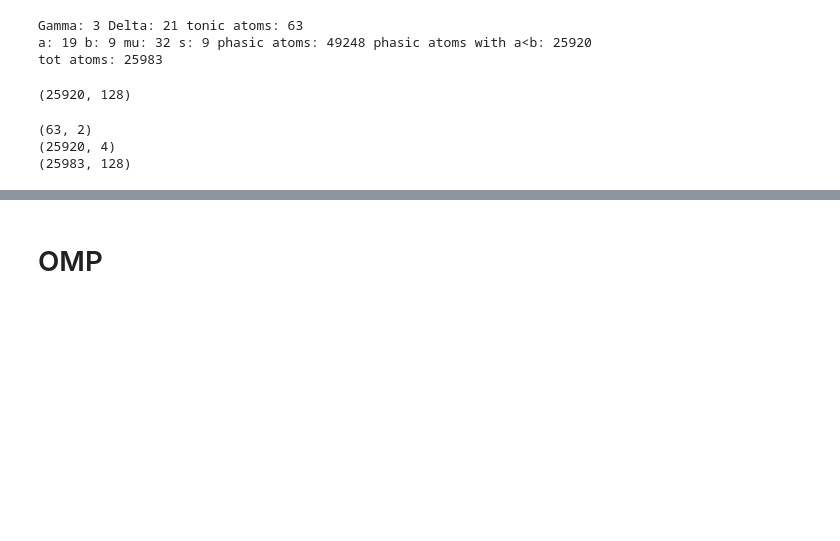
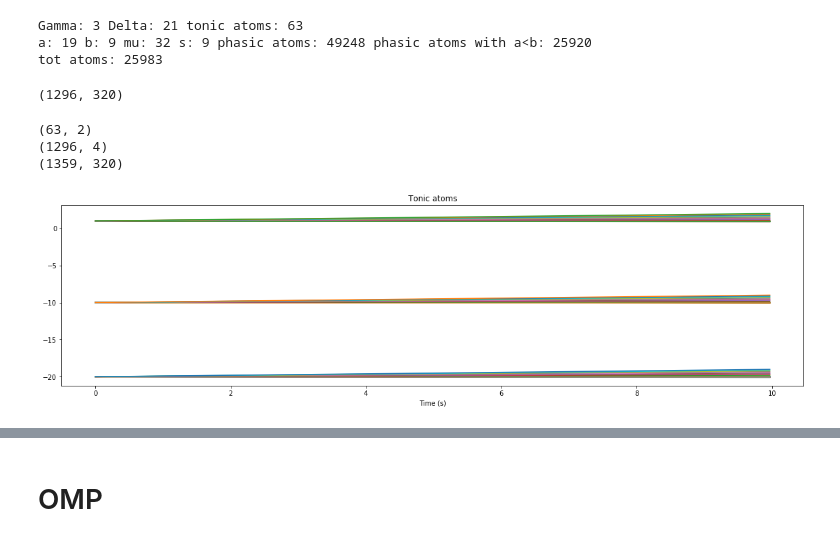
Before and after one commit to Gioelson95/MasterThesis, a Jupyter notebook: code/eda_gram/EDA-Gram-v2.ipynb, the cells around one changed output, grey strips where cells are left out. Drawn from its saved outputs; the diff is of its cells as text; code cells hidden in the pictures; blank space fills up the shorter version.

```diff
--- a/code/eda_gram/EDA-Gram-v2.ipynb
+++ b/code/eda_gram/EDA-Gram-v2.ipynb
@@ -93,8 +115,10 @@ tot atoms: 25983
 # creo un vettore per u per calcolo phi2 per atomi phasic
 # se t-mu maggiore di 0 u=1
 
-P = 128
-t = np.arange(0,P)
+window_dur_sec = 10
+fs = 32
+P = window_dur_sec*fs
+t = np.arange(0,P)/fs
 
 u = np.zeros([K2,P])
 for row in tqdm(range(0,K2)):
@@ -103,7 +127,7 @@ for row in tqdm(range(0,K2)):
             u[row,col] = 1
 print(u.shape)
 # %% [output]
-(25920, 128)
+(1296, 320)
 # %%
 # creo il dizionario D
 
@@ -118,15 +142,14 @@ for row in range(K1,K):
     D[row,:] = (np.exp(-phasic_vect[row-K1,1]*(phasic_vect[row-K1,3]*t[:]-phasic_vect[row-K1,2]))-np.exp(-phasic_vect[row-K1,0]*(phasic_vect[row-K1,3]*t[:]-phasic_vect[row-K1,2])))*u[row-K1,:]
 
 D[np.isnan(D)] = 0 # se un valore molto piccolo diventa nan, sostituisco con zero
-D[np.isinf(D)] = 100000 # se un valore molto grande diventa inf, sostituisco con 1000000
+#D[np.isinf(D)] = 100000 # se un valore molto grande diventa inf, sostituisco con 1000000
 #D[D > 100000] = 100000
 #D[D < -100000] = -100000
-
 
 print(tonic_vect.shape)
 print(phasic_vect.shape)
 print(D.shape)
 # %% [output]
 (63, 2)
-(25920, 4)
-(25983, 128)
+(1296, 4)
+(1359, 320)
@@ -133 +160,10 @@ print(D.shape)
+# %%
+# tonic atoms
+plt.figure(figsize=(20,5))
+plt.title('Tonic atoms')
+plt.xlabel('Time (s)')
+for d in tqdm(range(0,K1)):
+    plt.plot(t,D[d,:])
+# %% [output]
+[figure, added]
 # %%
```
Also changed, not shown: parts of 16 cells of this notebook, 6 other files.
